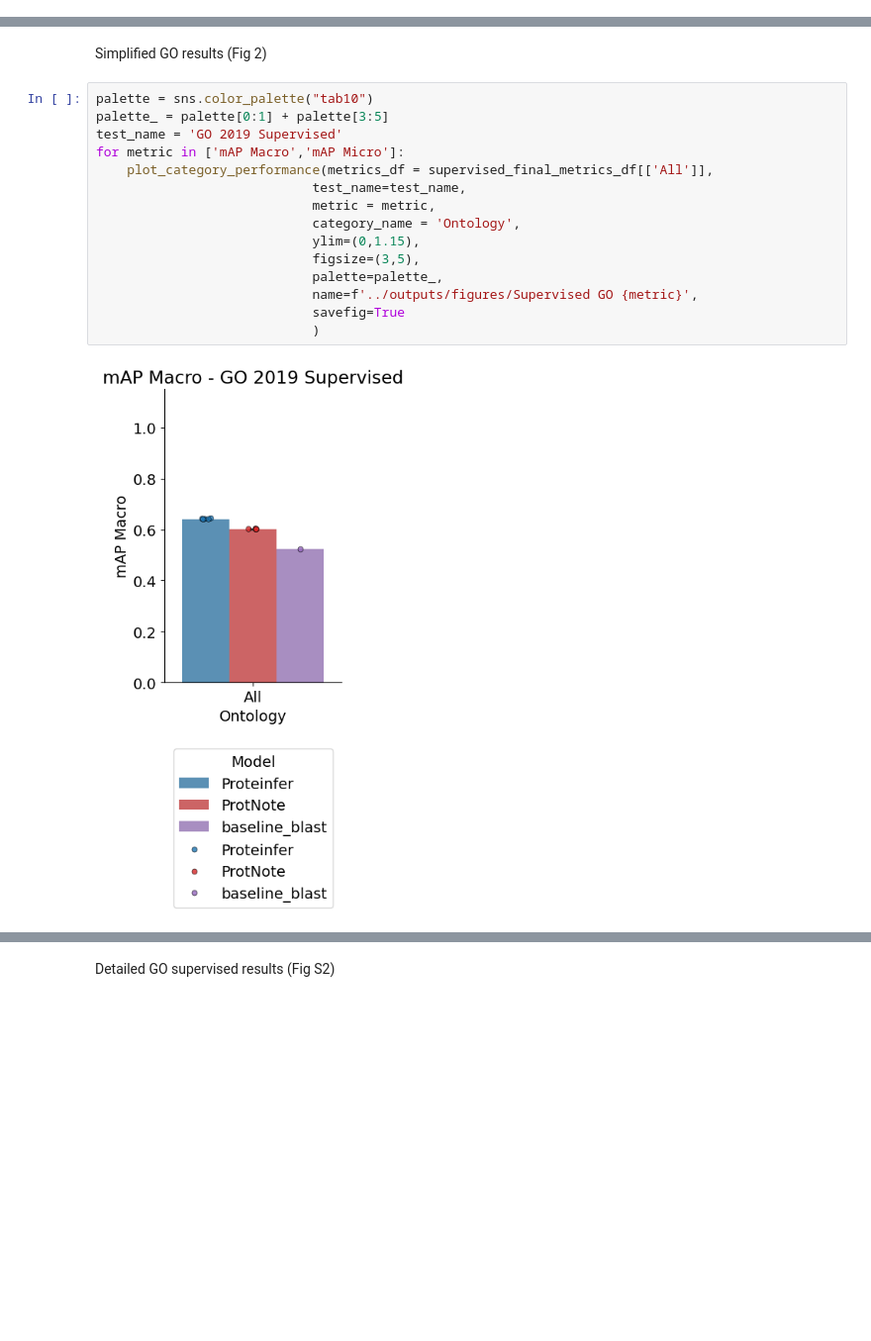
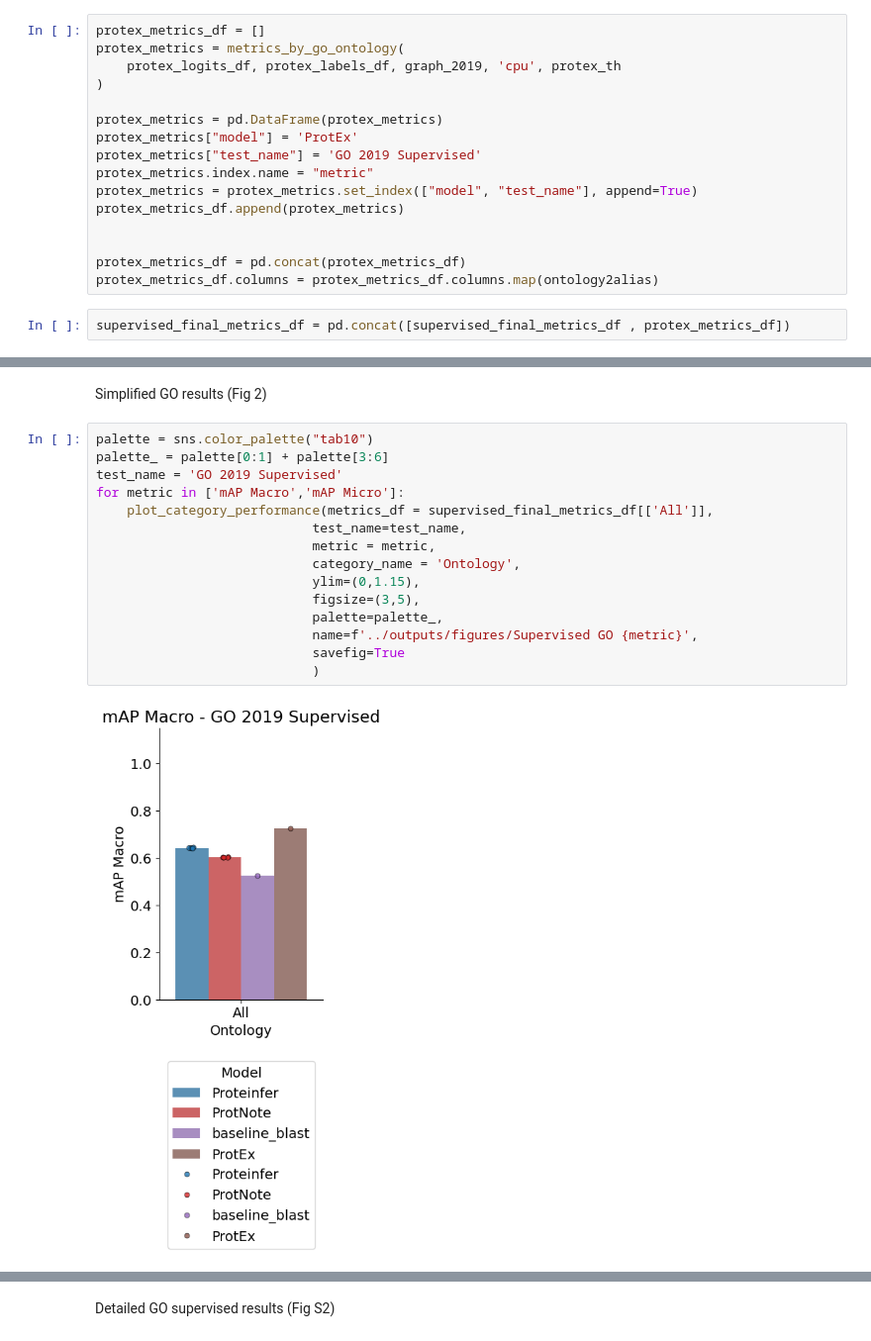
Before and after one commit to microsoft/protnote, a Jupyter notebook: notebooks/Results.ipynb, the cells around one changed output, grey strips where cells are left out. Shown at 99% size. Cells and saved outputs as stored; diff of their text form; blank space fills up the shorter version.

Commit message:
Added protex evaluation

```diff
--- a/notebooks/Results.ipynb
+++ b/notebooks/Results.ipynb
@@ -532,3 +565,21 @@ supervised_final_metrics_df = pd.read_parquet('../outputs/results/supervised_met
+# %%
+protex_metrics_df = []
+protex_metrics = metrics_by_go_ontology(
+    protex_logits_df, protex_labels_df, graph_2019, 'cpu', protex_th
+)
+
+protex_metrics = pd.DataFrame(protex_metrics)
+protex_metrics["model"] = 'ProtEx'
+protex_metrics["test_name"] = 'GO 2019 Supervised'
+protex_metrics.index.name = "metric"
+protex_metrics = protex_metrics.set_index(["model", "test_name"], append=True)
+protex_metrics_df.append(protex_metrics)
+
+
+protex_metrics_df = pd.concat(protex_metrics_df)
+protex_metrics_df.columns = protex_metrics_df.columns.map(ontology2alias)
+# %%
+supervised_final_metrics_df = pd.concat([supervised_final_metrics_df , protex_metrics_df])
 # %%
 
 
@@ -661,18 +706,18 @@ plt.show()
 Simplified GO results (Fig 2)
 # %%
 palette = sns.color_palette("tab10")
-palette_ = palette[0:1] + palette[3:5]
+palette_ = palette[0:1] + palette[3:6]
 test_name = 'GO 2019 Supervised'
 for metric in ['mAP Macro','mAP Micro']:
     plot_category_performance(metrics_df = supervised_final_metrics_df[['All']],
                             test_name=test_name,
                             metric = metric,
                             category_name = 'Ontology',
                             ylim=(0,1.15),
                             figsize=(3,5),
                             palette=palette_,
                             name=f'../outputs/figures/Supervised GO {metric}',
                             savefig=True
                             )
 # %% [output]
-[figure, old version]
+[figure, new version]
```
Also changed, not shown: parts of 23 cells of this notebook, 2 other files.
